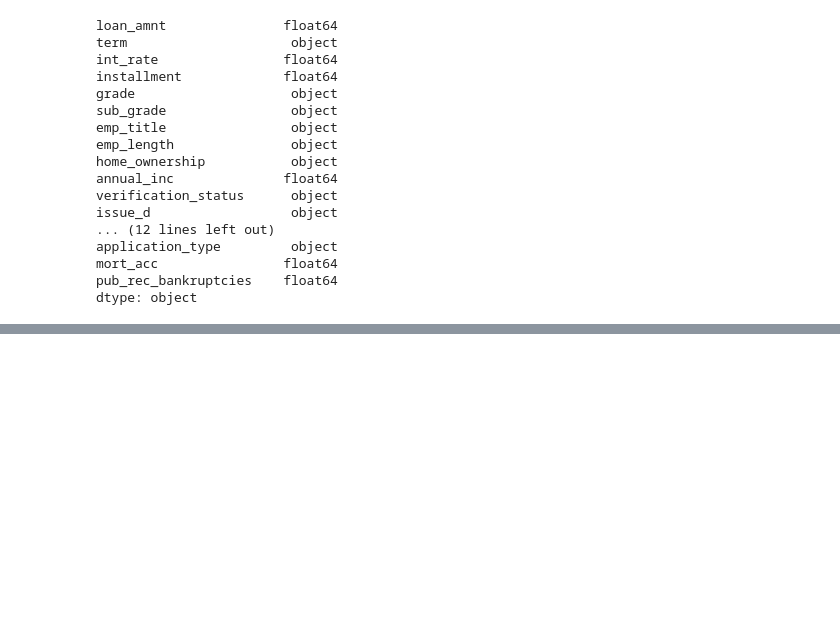
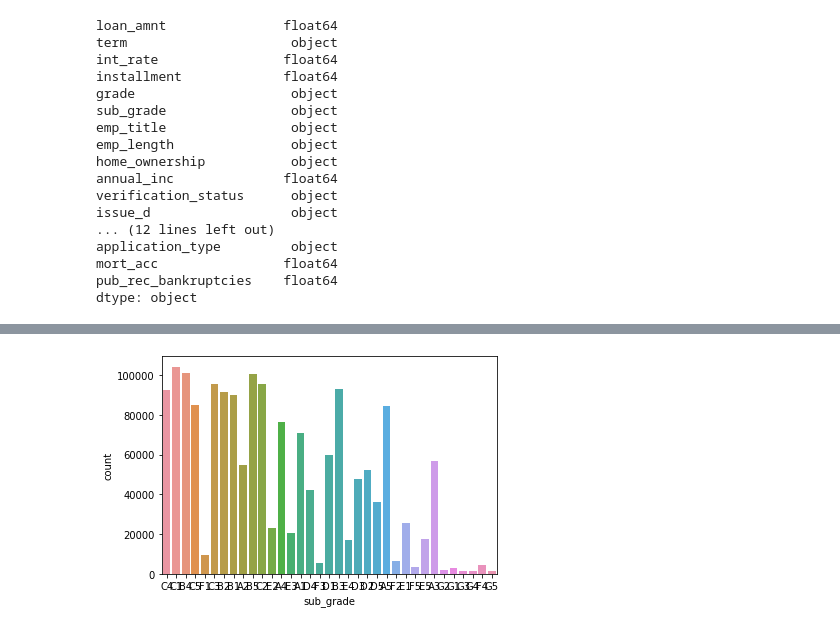
Before and after one commit to laussin86/Capstone-project, a Jupyter notebook: Loan_Default_Project.ipynb, the cells around one changed output, grey strips where cells are left out. Cells and saved outputs as stored; diff of their text form; code cells hidden in the pictures; blank space fills up the shorter version.

```diff
--- a/Loan_Default_Project.ipynb
+++ b/Loan_Default_Project.ipynb
@@ -97,0 +122,4 @@ ax = sns.countplot(x="loan_status",data=df)
+# %%
+ax = sns.countplot(x="sub_grade",data=df)
+# %% [output]
+[figure, added]
```
Also changed, not shown: parts of 27 cells of this notebook.
